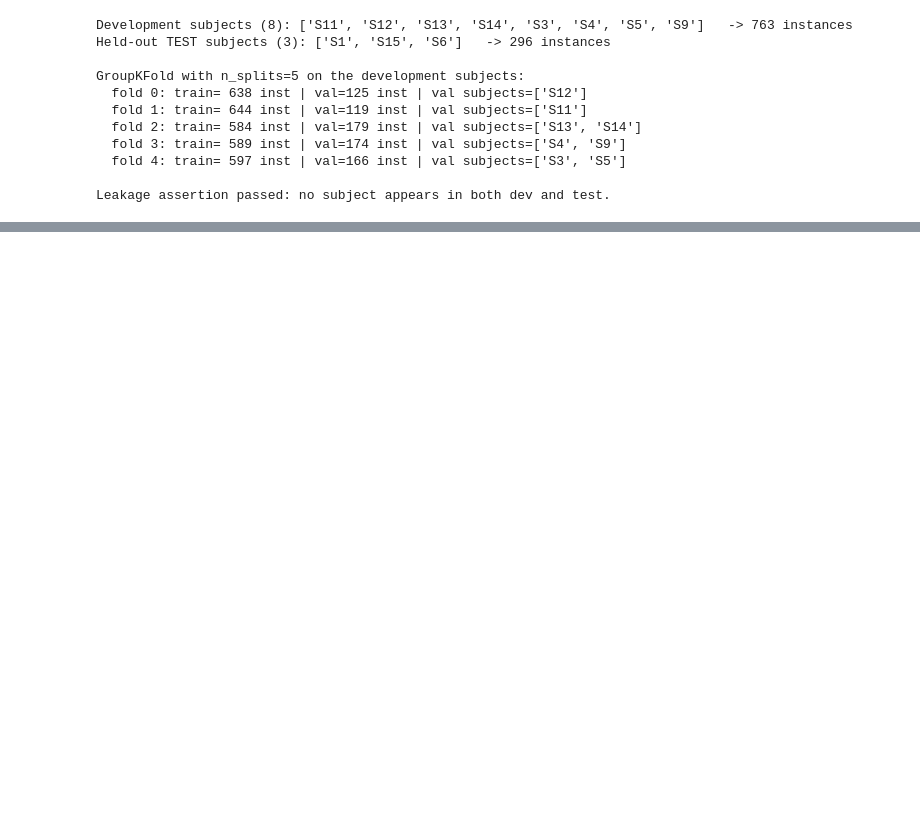
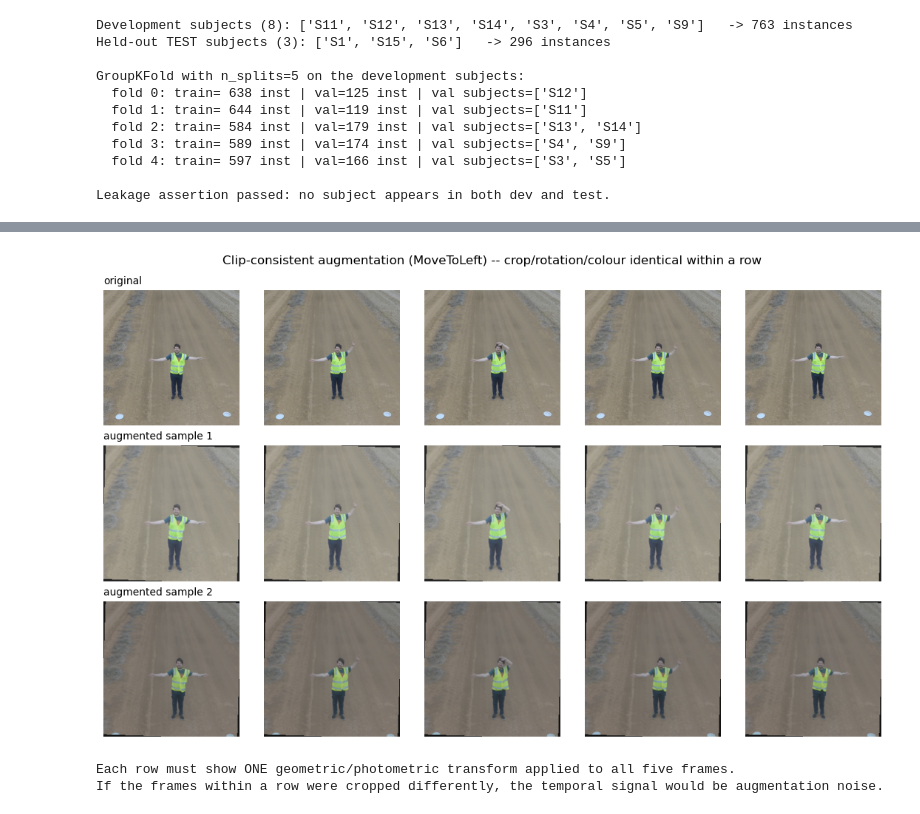
Before and after one commit to chathrakaCR/HandSignal-Classifier-Deep-Learning-Assignment-01, a Jupyter notebook: Assignment_01.ipynb, the cells around one changed output, grey strips where cells are left out. Drawn from its saved outputs; the diff is of its cells as text; code cells hidden in the pictures; blank space fills up the shorter version.

```diff
--- a/Assignment_01.ipynb
+++ b/Assignment_01.ipynb
@@ -421,0 +574,26 @@ def summarise(y, p, tag=""):
+# %%
+# Verification figure: the augmentation must be identical across the 5 frames
+seed_everything()
+row = df.sample(1, random_state=SEED).iloc[0]
+raw = torch.stack([read_image(p, ImageReadMode.RGB) for p in row.frame_paths]).float() / 255.
+
+fig, axes = plt.subplots(3, 5, figsize=(11, 6.8))
+for c in range(5):
+    axes[0, c].imshow(raw[c].permute(1, 2, 0).numpy()); axes[0, c].axis("off")
+axes[0, 0].set_title("original", loc="left", fontsize=10)
+
+for r, seed_off in enumerate([1, 2], start=1):
+    random.seed(SEED + seed_off)
+    aug = ClipAugment(IMG, train=True)(raw.clone())
+    for c in range(5):
+        axes[r, c].imshow(aug[c].permute(1, 2, 0).numpy()); axes[r, c].axis("off")
+    axes[r, 0].set_title(f"augmented sample {r}", loc="left", fontsize=10)
+
+fig.suptitle(f"Clip-consistent augmentation ({row.action}) -- crop/rotation/colour identical within a row")
+plt.tight_layout(); plt.show()
+print("Each row must show ONE geometric/photometric transform applied to all five frames.")
+print("If the frames within a row were cropped differently, the temporal signal would be augmentation noise.")
+# %% [output]
+[figure, added]
+Each row must show ONE geometric/photometric transform applied to all five frames.
+If the frames within a row were cropped differently, the temporal signal would be augmentation noise.
```
Also changed, not shown: parts of 9 cells of this notebook.
